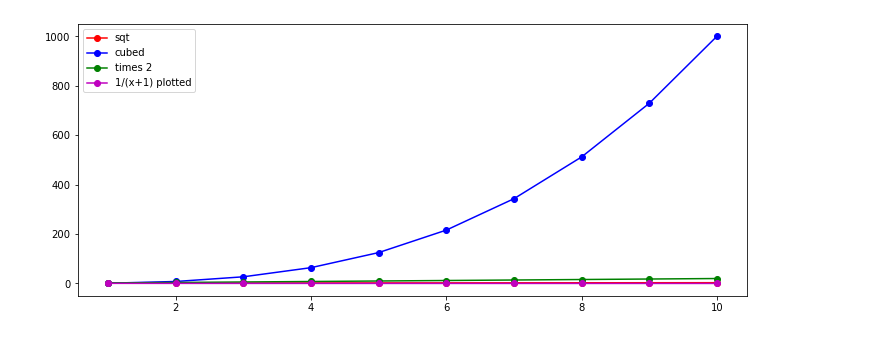
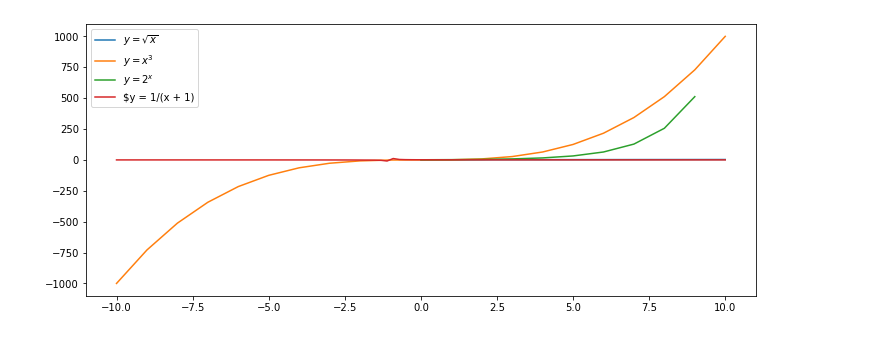
Before and after one commit to OKPTaylor/numpy-pandas-visualization-exercises, a Jupyter notebook: matplotlib_exercises.ipynb, the cells around one changed output. Drawn from its saved outputs; the diff is of its cells as text; code cells hidden in the pictures.

```diff
--- a/matplotlib_exercises.ipynb
+++ b/matplotlib_exercises.ipynb
@@ -40,4 +39,4 @@ dtype: int64
 # %%
-y1 = np.sqrt(x_series)
+y1 = np.sqrt(x)
 y1
 # %% [output]
@@ -61,3 +55,3 @@ plt.show
 # %%
-y2 = np.power(x_series, 3)
+y2 = np.power(x, 3)
 # %%
@@ -73 +64,4 @@ SyntaxError: invalid syntax (<ipython-input-87-f720ccf8351d>, line 1)
+# %%
+x3 = np.array(range(10))
+y3 = 2 ** x3
 # %%
@@ -81 +74,4 @@ y4 = 1 / (x_series + 1)
+# %%
+x4 = np.linspace(-10,10,100)
+y4 = 1 / (x4 + 1)
 # %%
@@ -109,22 +111,15 @@ plt.show()
 # %%
 plt.figure(figsize=(12,5))
 
+plt.plot(x, y1, label="$y = \sqrt{x}$")
 
-plt.plot(x_series, y1, marker = 'o', c = 'r', label = "sqt" )
+plt.plot(x, y2, label="$y = x^3$")
+
+plt.plot(x3, y3, label="$y = 2^x$")
+
+plt.plot(x4, y4, label="$y = 1/(x + 1)")
+
 plt.legend()
-
-
-plt.plot(x_series, y2, marker = 'o', c = 'b' , label = "cubed")
-plt.legend()
-
-
-plt.plot(x_series, y3, marker = 'o', c = 'g', label = "times 2")
-plt.legend()
-
-
-plt.plot(x_series, y4, marker = 'o', c = 'm', label = "1/(x+1) plotted")
-plt.legend()
-
 plt.show()
 # %% [output]
-[figure, old version]
+[figure, new version]
```
Also changed, not shown: parts of 17 cells of this notebook.
